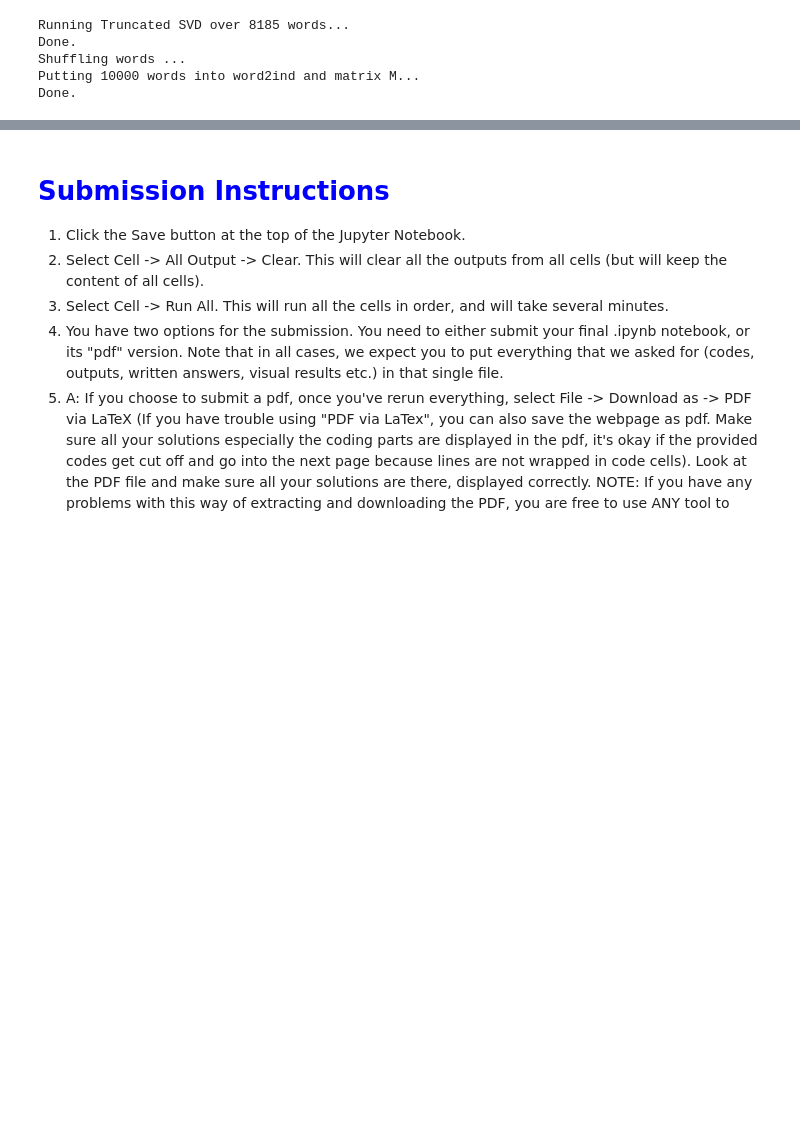
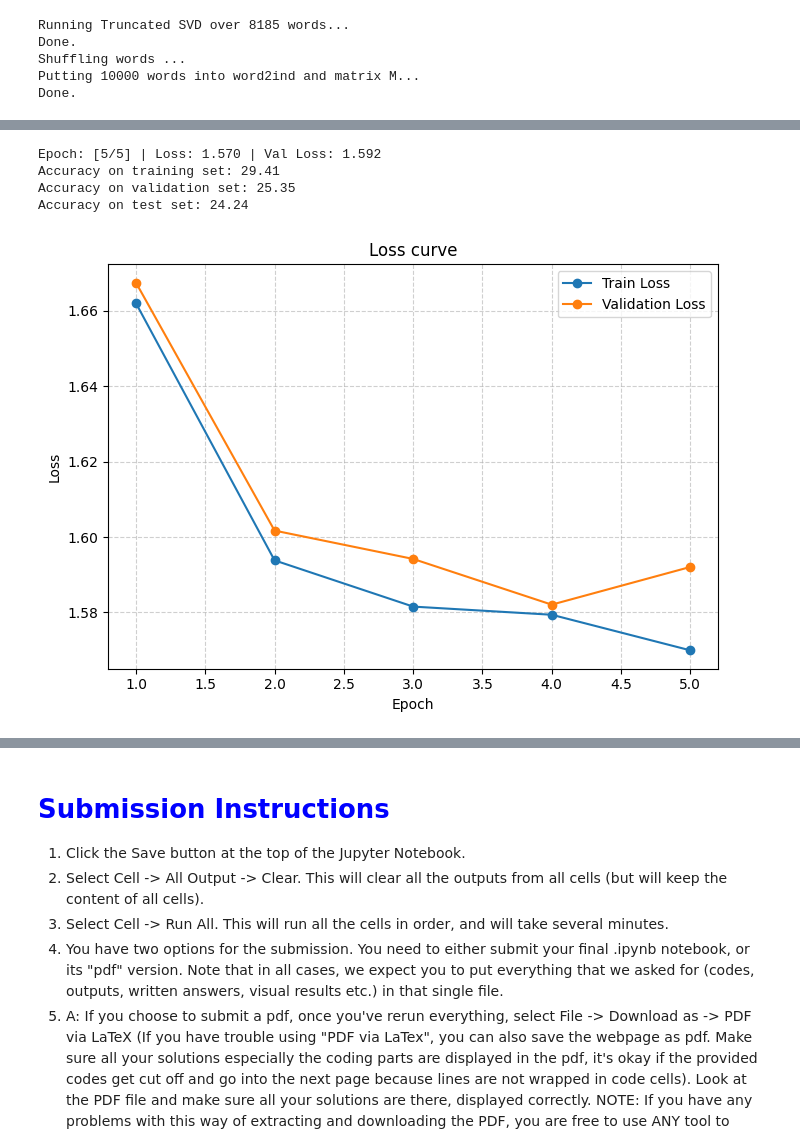
Before and after one commit to koshimbetovv/Deep-Learning-Course, a Jupyter notebook: Assignment 1/assignment1.ipynb, the cells around one changed output, grey strips where cells are left out. Cells and saved outputs as stored; diff of their text form; code cells hidden in the pictures; blank space fills up the shorter version.

```diff
--- a/Assignment 1/assignment1.ipynb
+++ b/Assignment 1/assignment1.ipynb
@@ -872,15 +872,14 @@ In your work, perform the following experiments and explain your findings:
 #label[(0.8 < label) & (label <= 1.0)] = 4
 #data_label_dict = dict(zip(idx, label))
 
-datasetSentences_file = np.loadtxt('data/stanfordSentimentTreebank/datasetSentences.txt', dtype= str, skiprows=1, delimiter='\t')
-sentence = datasetSentences_file[:, 1]
+#datasetSentences_file = np.loadtxt('data/stanfordSentimentTreebank/datasetSentences.txt', dtype= str, skiprows=1, delimiter='\t')
+#sentence = datasetSentences_file[:, 1]
 
-dataset_split_file = np.loadtxt('data/stanfordSentimentTreebank/datasetSplit.txt', skiprows=1, dtype=np.int32, delimiter=',')
-sentence_index = dataset_split_file[:,0]
-splitset_label = dataset_split_file[:,1]
+#dataset_split_file = np.loadtxt('data/stanfordSentimentTreebank/datasetSplit.txt', skiprows=1, dtype=np.int32, delimiter=',')
+#sentence_index = dataset_split_file[:,0]
+#splitset_label = dataset_split_file[:,1]
 
-train_data = sentence[splitset_label == 1]
-train_label = []
-validation_data = sentence[splitset_label == 2]
-test_data = sentence[splitset_label == 3]
-# ------------------
+#train_data = sentence[splitset_label == 1]
+#train_label = []
+#validation_data = sentence[splitset_label == 2]
+#test_data = sentence[splitset_label == 3]
@@ -1281,0 +1292,39 @@ KeyboardInterrupt:
+# %%
+# Train using GloVe embedding method
+
+input_size = 200
+num_classes = 5
+learning_rate = 1e-3
+batch_size = 16
+num_epochs = 5
+dropout_p = 0.1
+
+X_train_mean_GloVe_tensor = torch.tensor(X_train_mean_GloVe, dtype=torch.float32)
+y_train_GloVe_tensor = torch.tensor(y_train_GloVe, dtype=torch.long)
+X_test_mean_GloVe_tensor = torch.tensor(X_test_mean_GloVe, dtype=torch.float32)
+y_test_GloVe_tensor = torch.tensor(y_test_GloVe, dtype=torch.long)
+
+X_valid_mean_GloVe_tensor = torch.tensor(X_valid_mean_GloVe, dtype=torch.float32)
+y_valid_GloVe_tensor = torch.tensor(y_valid_GloVe, dtype=torch.long)
+valid_dataset = TensorDataset(X_valid_mean_GloVe_tensor, y_valid_GloVe_tensor)
+valid_loader = DataLoader(dataset=valid_dataset,  batch_size=batch_size, shuffle=True)
+
+train_dataset = TensorDataset(X_train_mean_GloVe_tensor, y_train_GloVe_tensor)
+test_dataset = TensorDataset(X_test_mean_GloVe_tensor, y_test_GloVe_tensor)
+train_loader = DataLoader(dataset=train_dataset,  batch_size=batch_size, shuffle=True)
+test_loader = DataLoader(dataset=test_dataset, batch_size=batch_size, shuffle=False)
+
+model = MLP(input_size, num_classes, dropout_p).to(device)
+optimizer = optim.AdamW(model.parameters(), lr=learning_rate)
+scheduler = optim.lr_scheduler.ExponentialLR(optimizer, gamma=0.1)
+criterion = nn.CrossEntropyLoss()
+
+train_accuracy, valid_accuracy, train_loss, valid_loss = model.model_train(train_loader, valid_loader, device, optimizer, criterion, num_epochs)
+test_accuracy = model.evaluate(test_loader, device)
+
+print(f"Accuracy on training set: {train_accuracy*100:.2f}")
+print(f"Accuracy on validation set: {valid_accuracy*100:.2f}")
+print(f"Accuracy on test set: {test_accuracy*100:.2f}")
+
+plot_loss(train_loss, valid_loss)
+# %% [output]
@@ -1281,0 +1335,5 @@ KeyboardInterrupt:
+Epoch: [5/5] | Loss: 1.570 | Val Loss: 1.592
+Accuracy on training set: 29.41
+Accuracy on validation set: 25.35
+Accuracy on test set: 24.24
+[figure, added]
```
Also changed, not shown: parts of 6 cells of this notebook.
